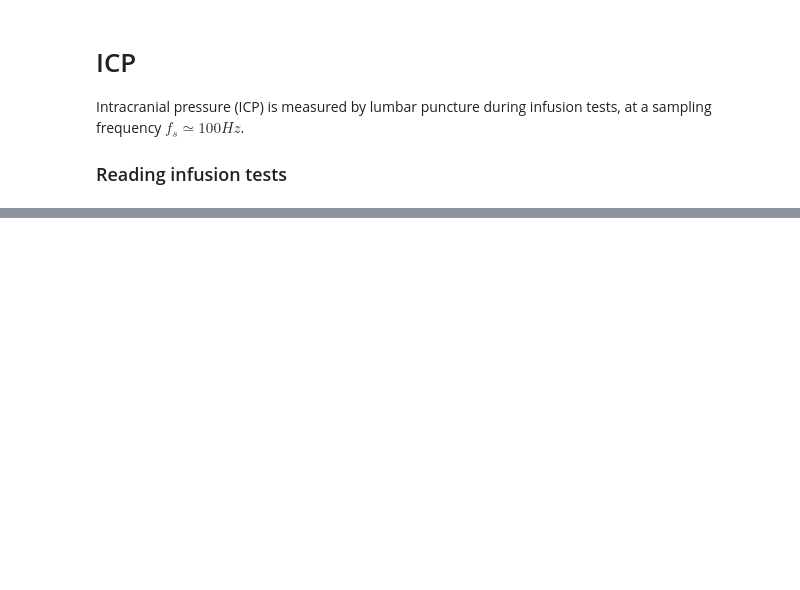
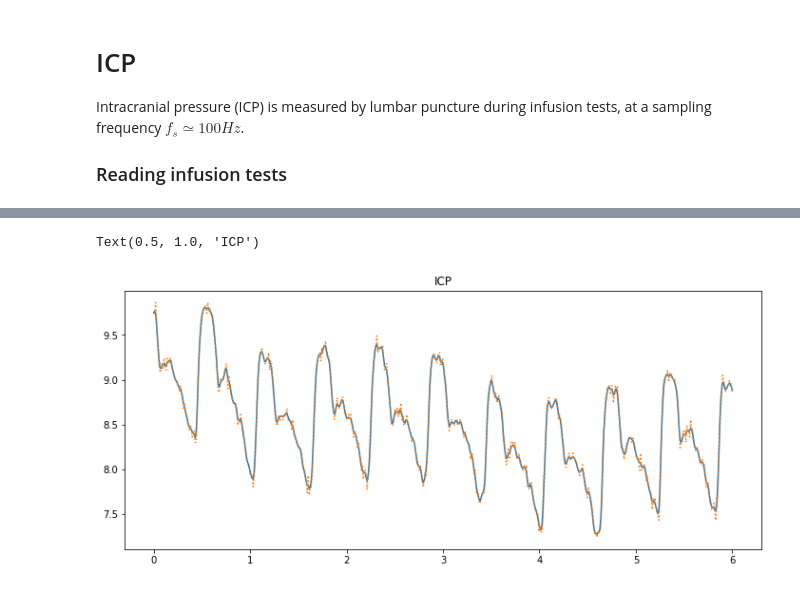
Before and after one commit to opeltre/revert, a Jupyter notebook: notebooks/icp.ipynb, the cells around one changed output, grey strips where cells are left out. Cells and saved outputs as stored; diff of their text form; code cells hidden in the pictures; blank space fills up the shorter version.

```diff
--- a/notebooks/icp.ipynb
+++ b/notebooks/icp.ipynb
@@ -27,0 +39,15 @@ print(f'> loaded {N} points at 100 Hz:')
+# %%
+from sig.filter import Heat
+
+kernel = Heat(1.1)
+
+icp_f = kernel(icp)
+
+"""Plot"""
+plt.figure(figsize=(12, 5))
+plt.plot(t, icp_f)
+plt.plot(t, icp, linestyle='dotted')
+plt.title("ICP")
+# %% [output]
+Text(0.5, 1.0, 'ICP')
+[figure, added]
```
Also changed, not shown: parts of 26 cells of this notebook, 1 other file.
